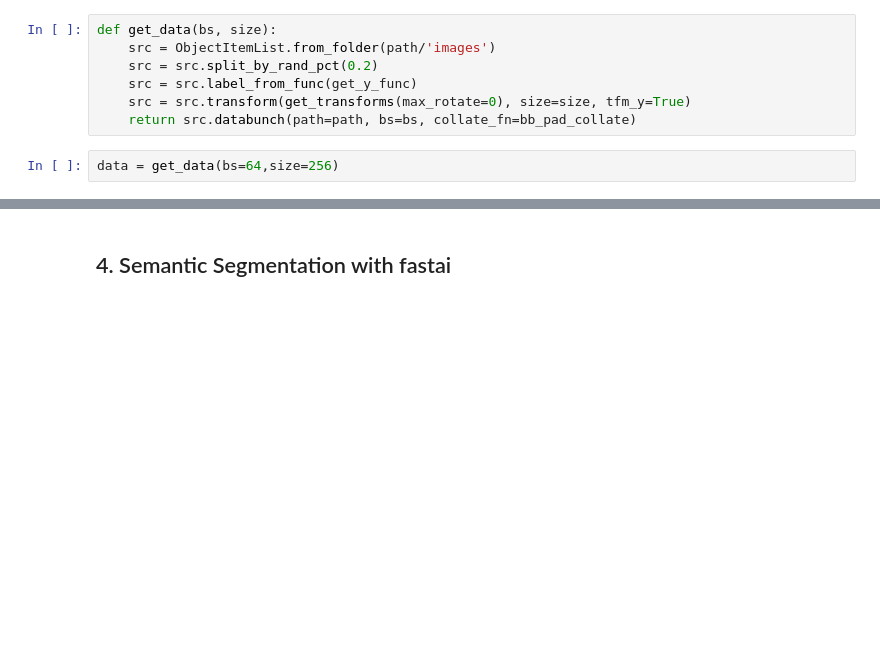
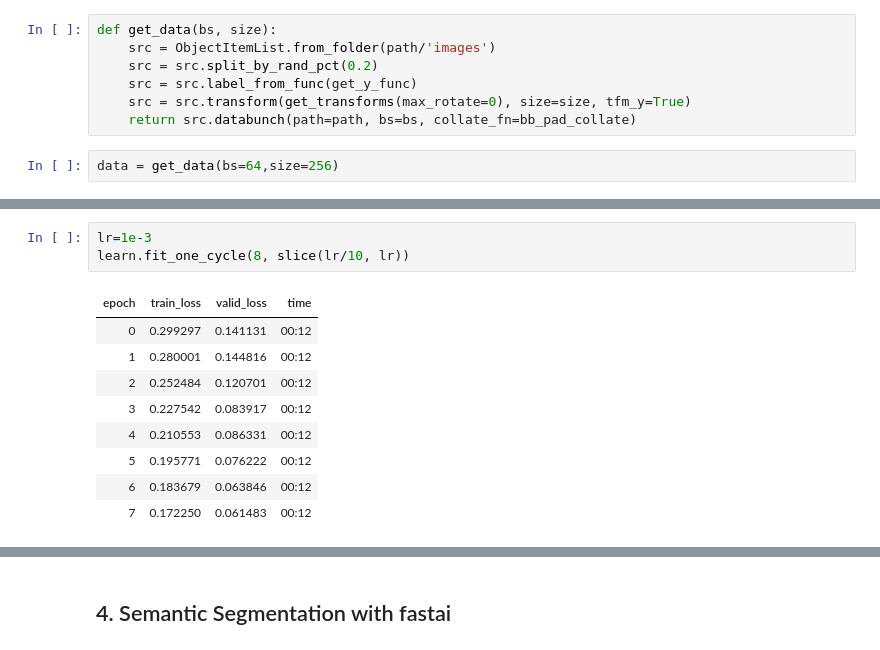
Before and after one commit to unccv/deep_learning_for_computer_vision, a Jupyter notebook: notebooks/Get Results Fast with fastai.ipynb, the cells around one changed output, grey strips where cells are left out. Cells and saved outputs as stored; diff of their text form; blank space fills up the shorter version.

```diff
--- a/notebooks/Get Results Fast with fastai.ipynb
+++ b/notebooks/Get Results Fast with fastai.ipynb
@@ -263,0 +332,13 @@ custom_head = nn.Sequential(
+# %%
+lr=1e-3
+learn.fit_one_cycle(8, slice(lr/10, lr))
+# %% [output]
+| epoch | train_loss | valid_loss | time |
+| 0 | 0.299297 | 0.141131 | 00:12 |
+| 1 | 0.280001 | 0.144816 | 00:12 |
+| 2 | 0.252484 | 0.120701 | 00:12 |
+| 3 | 0.227542 | 0.083917 | 00:12 |
+| 4 | 0.210553 | 0.086331 | 00:12 |
+| 5 | 0.195771 | 0.076222 | 00:12 |
+| 6 | 0.183679 | 0.063846 | 00:12 |
+| 7 | 0.172250 | 0.061483 | 00:12 |
```
Also changed, not shown: parts of 39 cells of this notebook.
